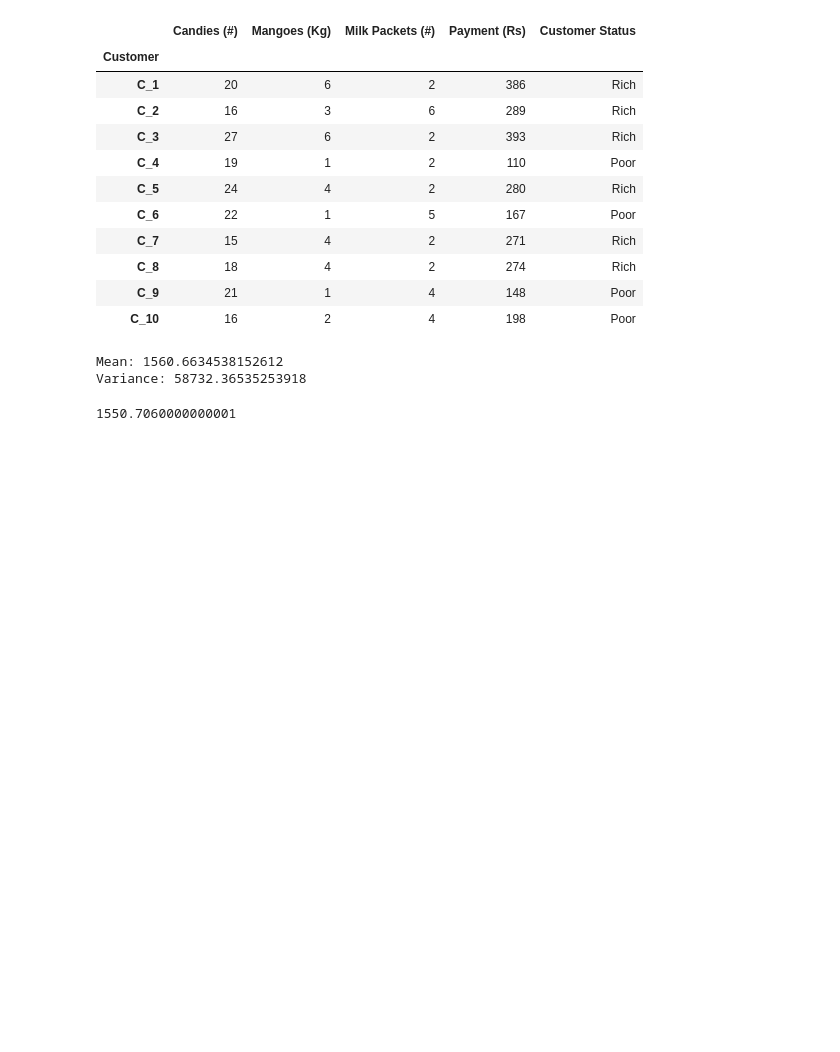
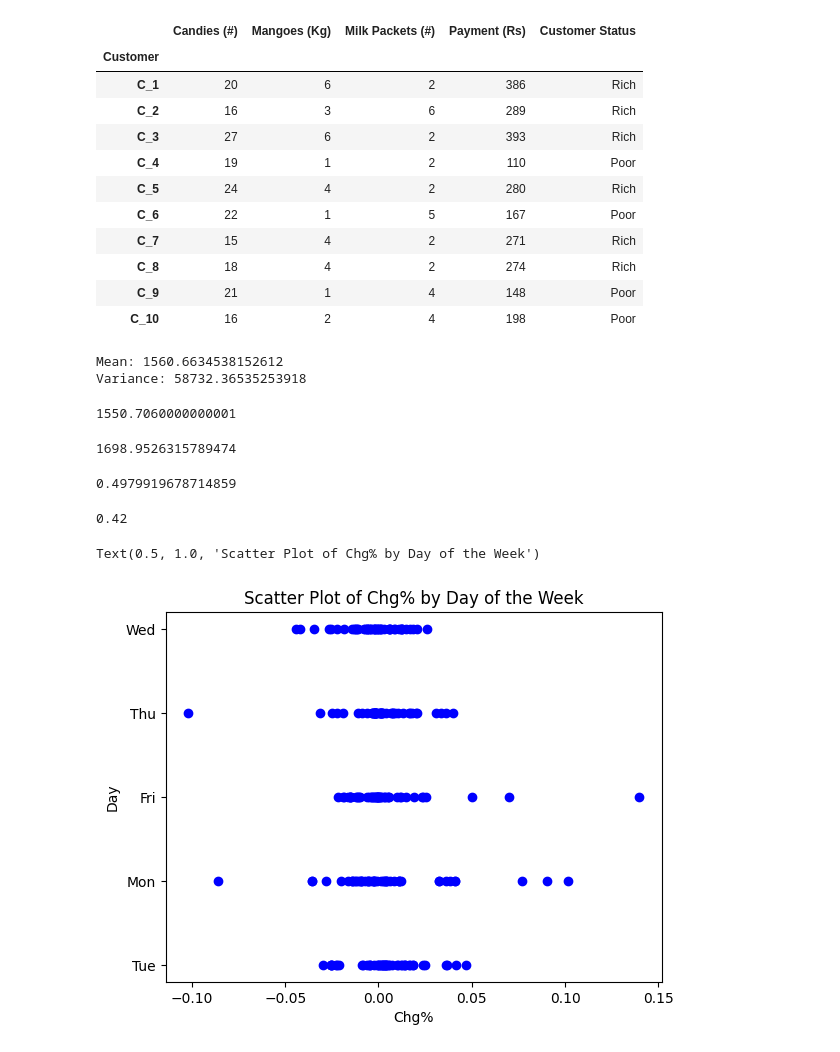
Before and after one commit to Hitesh918/machineLearning, a Jupyter notebook: lab2.ipynb, the cells around one changed output. Cells and saved outputs as stored; diff of their text form; code cells hidden in the pictures; blank space fills up the shorter version.

```diff
--- a/lab2.ipynb
+++ b/lab2.ipynb
@@ -89,3 +89,42 @@ df_wed
 df_wed['Price'].mean()
 # %% [output]
 1550.7060000000001
+# %%
+#selecting all the april month rows and then finding mean of those selected rows
+df_apr=df2[df2['Month'] =='Apr']
+df_apr["Price"].mean()
+# %% [output]
+1698.9526315789474
+# %%
+#we can use a lamda function to count days where loss occured.if change is negative (loss) , the function returns true or 1 ,else false(0)
+loss=df2['Chg%'].apply(lambda x : x<0)
+loss
+
+#number of days with losses will be number of trues , that is number of 1s in a list of 1s and 0s. so if we sum all elements , we get numbe of days with loss
+numberOfTrues=loss.sum()
+totalRows=len(loss)
+
+#probablity is favourable by total
+print(numberOfTrues/totalRows)
+# %% [output]
+0.4979919678714859
+# %%
+wednesday_stock=df_wed['Chg%']
+profit=wednesday_stock.apply(lambda x : x>0)
+
+#same formula like previous problem
+profit.sum()/len(profit)
+# %% [output]
+0.42
+# %%
+import matplotlib.pyplot as plt
+plt.scatter(df2['Chg%'], df2['Day'], color='blue', marker='o')
+plt.xlabel('Chg%')
+plt.ylabel('Day')
+plt.title('Scatter Plot of Chg% by Day of the Week')
+
+#plotting stock change percentage vs day it occured on
+#scatter plot
+# %% [output]
+Text(0.5, 1.0, 'Scatter Plot of Chg% by Day of the Week')
+[figure, added]
```
Also changed, not shown: parts of 5 cells of this notebook.
